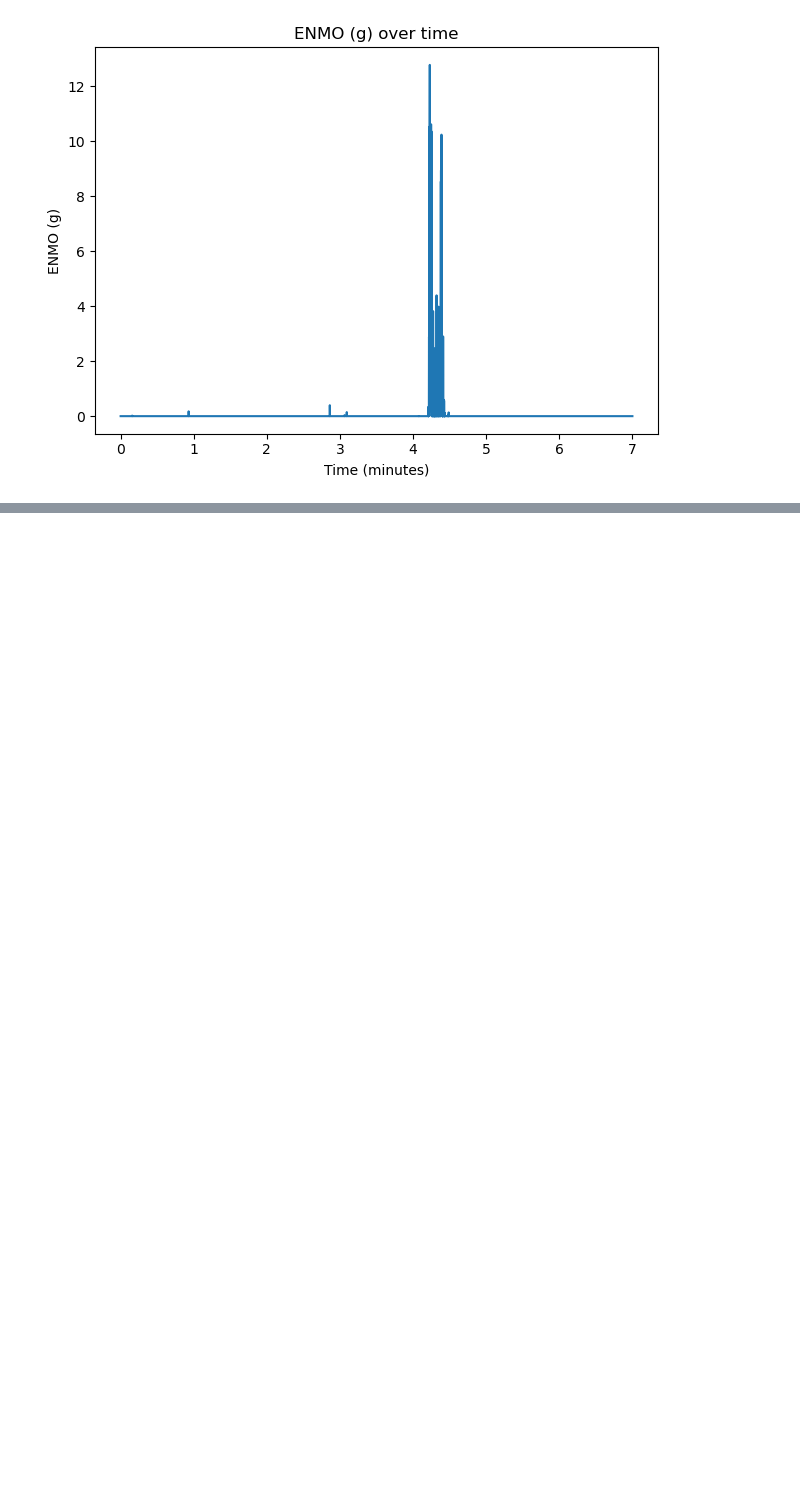
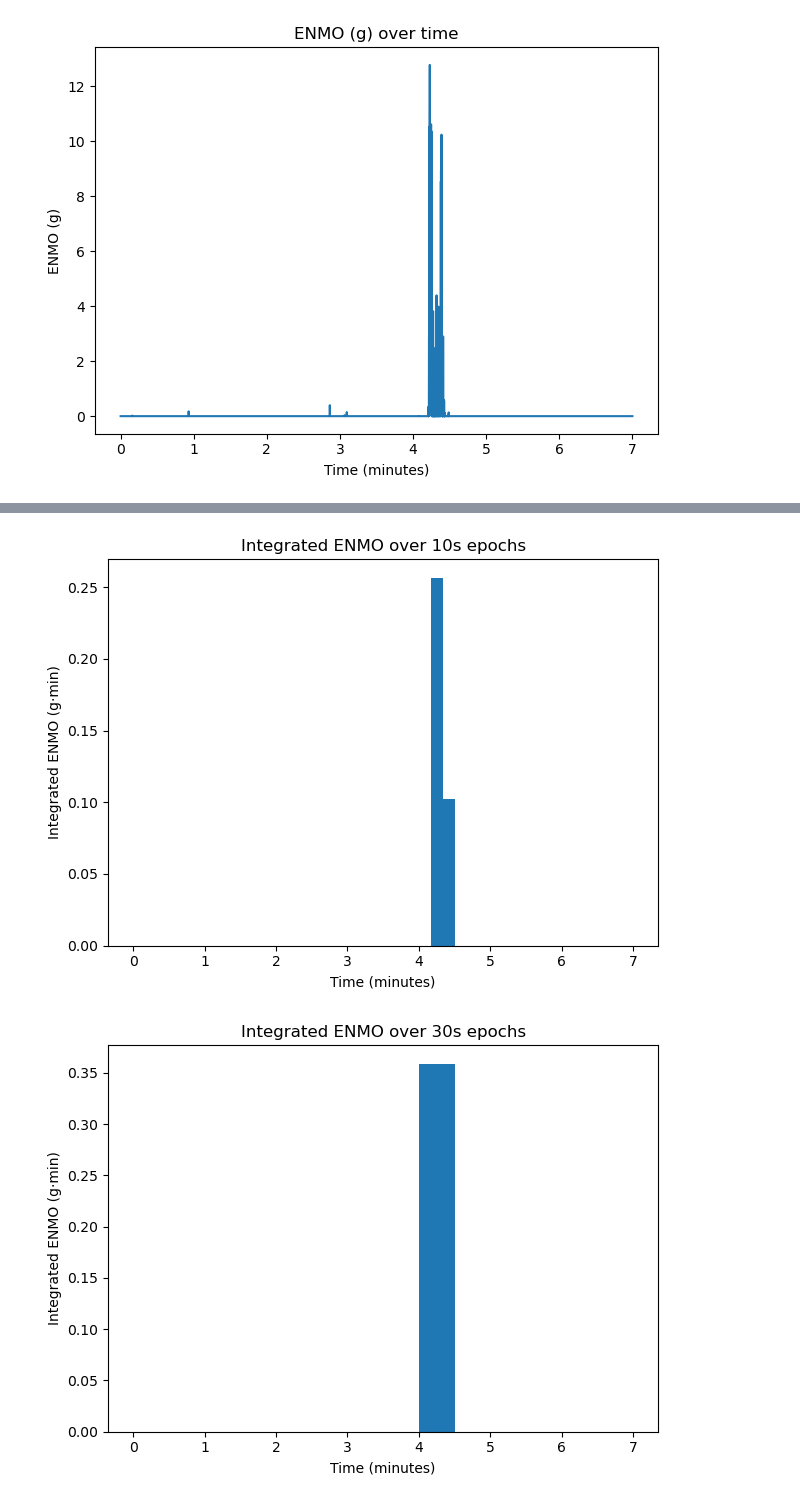
Before and after one commit to OmarFou/HAH913E-Physical-activity-00, a Jupyter notebook: HAH913E_ENMO_Assignment.ipynb, the cells around one changed output, grey strips where cells are left out. Drawn from its saved outputs; the diff is of its cells as text; code cells hidden in the pictures; blank space fills up the shorter version.

Commit message:
Update HAH913E_ENMO_Assignment.ipynb
I added bar plots for integrated ENMO across 10s, 30s, and 60s epochs.

```diff
--- a/HAH913E_ENMO_Assignment.ipynb
+++ b/HAH913E_ENMO_Assignment.ipynb
@@ -104,0 +111,12 @@ plt.show()
+# %%
+for epoch_s, edf in epochs.items():
+    plt.figure()
+    plt.bar(edf['epoch_mid_min'], edf['integrated_enmo_gmin'], width=epoch_s/60.0, align='center')
+    plt.xlabel('Time (minutes)')
+    plt.ylabel('Integrated ENMO (g·min)')
+    plt.title(f'Integrated ENMO over {epoch_s:.0f}s epochs')
+    plt.tight_layout()
+    plt.show()
+# %% [output]
+[figure, added]
+[figure, added]
```
Also changed, not shown: parts of 2 cells of this notebook.
